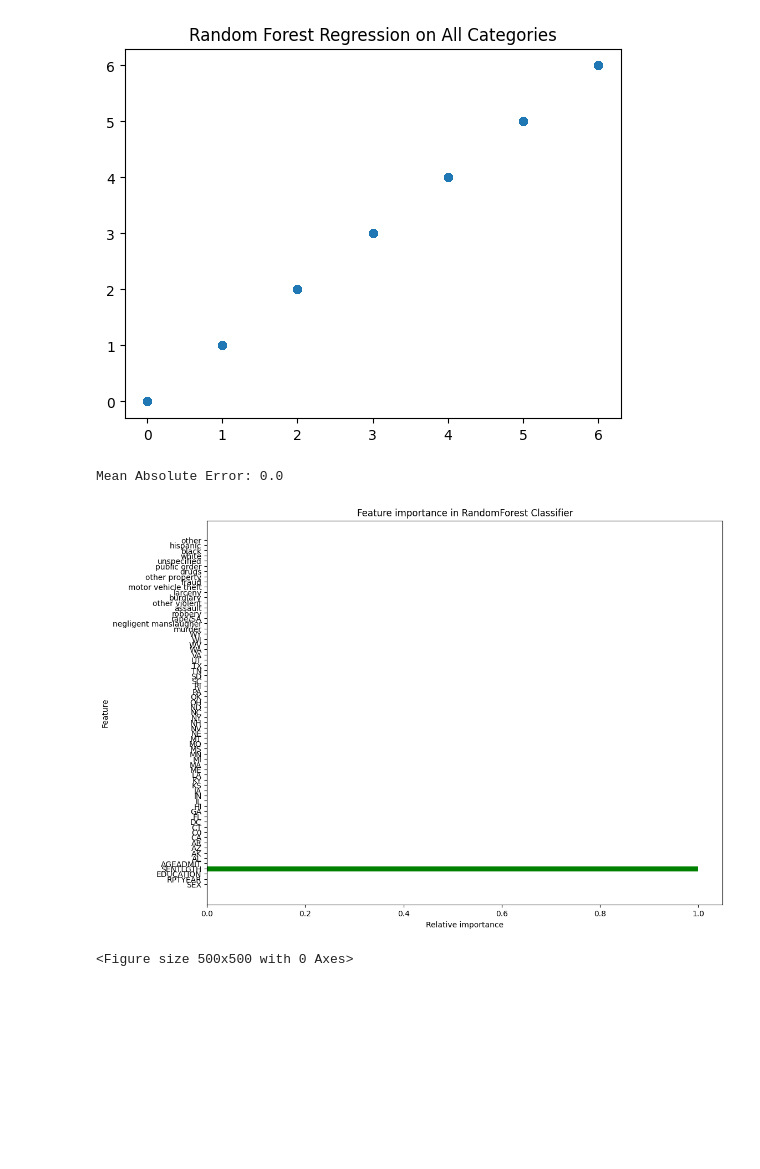
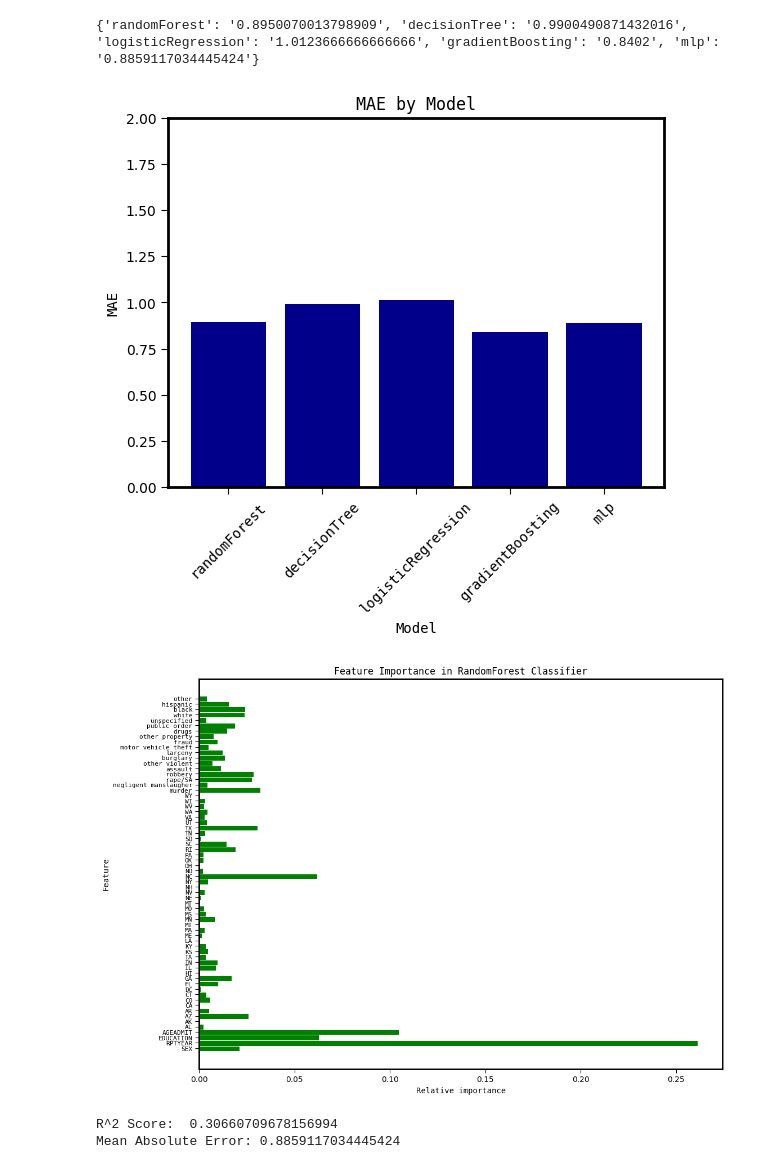
Before and after one commit to paritashahh/CorrectionalAnalysis, a Jupyter notebook: sentenceLearning.ipynb, the cells around one changed output. Cells and saved outputs as stored; diff of their text form; code cells hidden in the pictures; blank space fills up the shorter version.

```diff
--- a/sentenceLearning.ipynb
+++ b/sentenceLearning.ipynb
@@ -30,6 +28,9 @@ one_hot_df.drop(columns=['Unnamed: 0', 'STATE', 'RACE', 'OFFDETAIL', 'ADMTYPE',
 feature_cols = list(one_hot_df.columns.values)
 feature_cols.remove('SENTLGTH')
 
+# get a random sample of 100000 rows
+one_hot_df = one_hot_df.sample(n=100000, random_state=1)
+
 X = one_hot_df[feature_cols] # Features
 y = one_hot_df['SENTLGTH'] # Target variable
 
@@ -157,30 +157,59 @@ metrics['mlp']['mae'] = mae
+# %%
+# plot MAE by model
+print(model_metrics)
+plt.bar(model_metrics.keys(), [float(value) for value in model_metrics.values()], color='darkblue')
+plt.xlabel('Model', **font)
+plt.xticks(rotation=45, **font)
+plt.ylim(0, 2)
+plt.ylabel('MAE', **font)
+
+plt.title('MAE by Model', **font)
+plt.savefig('MAEbyModelBar.png', dpi=100, bbox_inches='tight')
+# %% [output]
+{'randomForest': '0.8950070013798909', 'decisionTree': '0.9900490871432016', 'logisticRegression': '1.0123666666666666', 'gradientBoosting': '0.8402', 'mlp': '0.8859117034445424'}
+[figure, added]
 # %%
-# plot random forest regression output
-
-plt.scatter(y_pred, y_test, alpha=(0.002))
-# add title
-plt.title("Random Forest Regression on All Categories")
-plt.show()
-
-mae = np.mean(abs(y_pred - y_test))
-print("Mean Absolute Error: " + str(mae))
-
 # plot of feature importances
 y = rf.feature_importances_
 fig, ax = plt.subplots()
 width = 0.9
 ind = np.arange(len(y))
 ax.barh(ind, y, width, color="green")
 ax.set_yticks(ind+width/10)
-ax.set_yticklabels(feature_cols, minor=False)
-plt.title('Feature importance in RandomForest Classifier')
-plt.xlabel('Relative importance')
-plt.ylabel('Feature')
-plt.figure(figsize=(5,5))
+ax.set_yticklabels(feature_cols, minor=False, **font, size=8)
+plt.title('Feature Importance in RandomForest Classifier', **font)
+plt.xlabel('Relative importance', **font)
+plt.ylabel('Feature', **font)
 fig.set_size_inches(12, 9, forward=True)
-plt.savefig('feature_importance_all_cats.png', dpi=100, bbox_inches='tight')
+plt.savefig('Results/feature_importance_all_cats.pngFeatureImportance.png', dpi=100, bbox_inches='tight')
 # %% [output]
-[figure, old version]
+[figure, new version]
-Mean Absolute Error: 0.0
-[figure, removed]
-<Figure size 500x500 with 0 Axes>
+# %%
+# Deep Learning Model with MLPRegressor on all data
+from sklearn.neural_network import MLPRegressor
+
+one_hot_df.drop(columns=['Unnamed: 0', 'STATE', 'RACE', 'OFFDETAIL', 'ADMTYPE', 'OFFGENERAL', 'ADMITYR', 'RELYR', 'RELTYPE', 'AGERLSE', 'TIMESRVD'], inplace=True)
+
+# "independent" variables
+feature_cols = list(one_hot_df.columns.values)
+feature_cols.remove('SENTLGTH')
+
+X = one_hot_df[feature_cols] # Features
+y = one_hot_df['SENTLGTH'] # Target variable
+
+# Split dataset into training set and test set
+# 70% training and 30% test
+X_train, X_test, y_train, y_test = train_test_split(X, y, test_size=0.3, random_state=1)
+
+regr = MLPRegressor(random_state=1, max_iter=500).fit(X_train, y_train)
+
+mlp_y_pred = regr.predict(X_test)
+print("R^2 Score: ", regr.score(X_test, y_test))
+
+mae = str(np.mean(abs(mlp_y_pred - y_test)))
+print("Mean Absolute Error: " + mae)
+
+model_metrics['mlp'] = mae
+# %% [output]
+R^2 Score:  0.30660709678156994
+Mean Absolute Error: 0.8859117034445424
```
Also changed, not shown: parts of 13 cells of this notebook.
